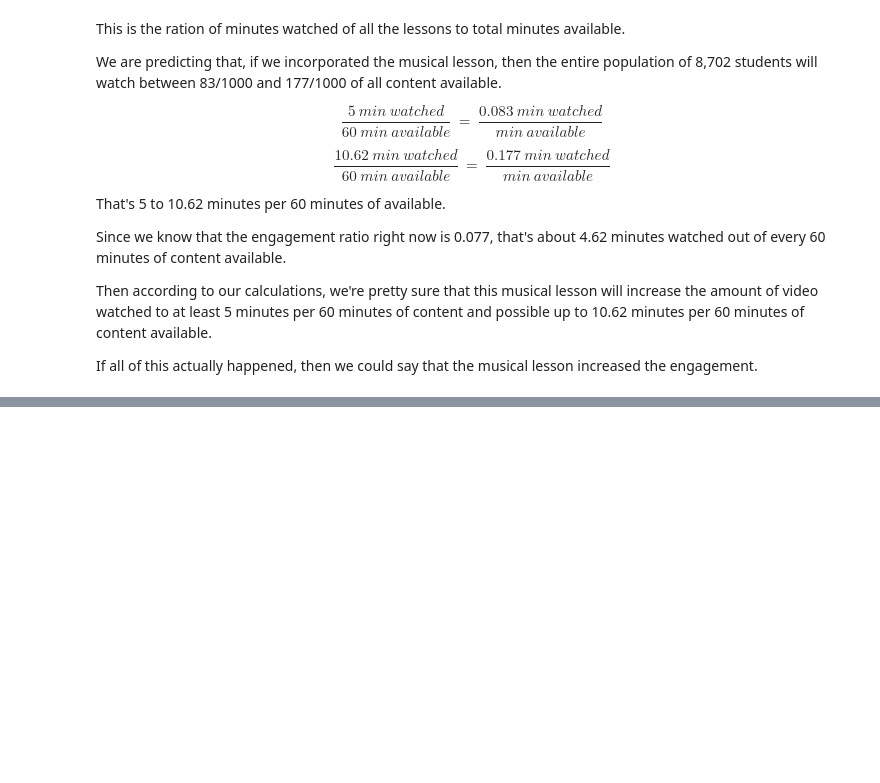
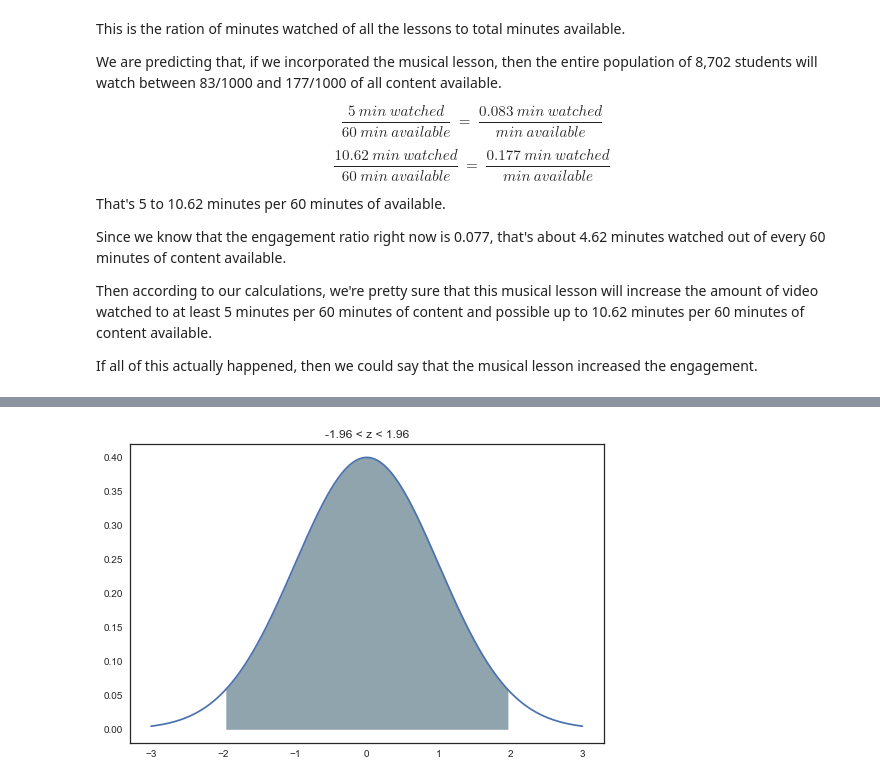
Before and after one commit to mugofjoe/inferential-statistics, a Jupyter notebook: 02 Estimation.ipynb, the cells around one changed output, grey strips where cells are left out. Saved outputs shown, nothing was run; the diff lists cells and outputs as text; code cells hidden in the pictures; blank space fills up the shorter version.

```diff
--- a/02 Estimation.ipynb
+++ b/02 Estimation.ipynb
@@ -296,0 +320,16 @@ If all of this actually happened, then we could say that the musical lesson incr
+# %%
+from scipy.stats import norm
+def draw_z_score(x, cond, mu, sigma, title):
+    # https://stackoverflow.com/questions/46375553/standard-normal-distribution-in-python
+    y = stats.norm.pdf(x, mu, sigma)
+    z = x[cond]
+    plt.plot(x, y)
+    plt.fill_between(z, 0, norm.pdf(z, mu, sigma), color=current_palette)
+    plt.title(title)
+    plt.show()
+# %%
+x = np.arange(-3,3,0.001)
+z0 = 1.96
+draw_z_score(x, (-z0 < x) & (x < z0), 0, 1, '-1.96 < z < 1.96')
+# %% [output]
+[figure, added]
```
Also changed, not shown: parts of 4 cells of this notebook.
